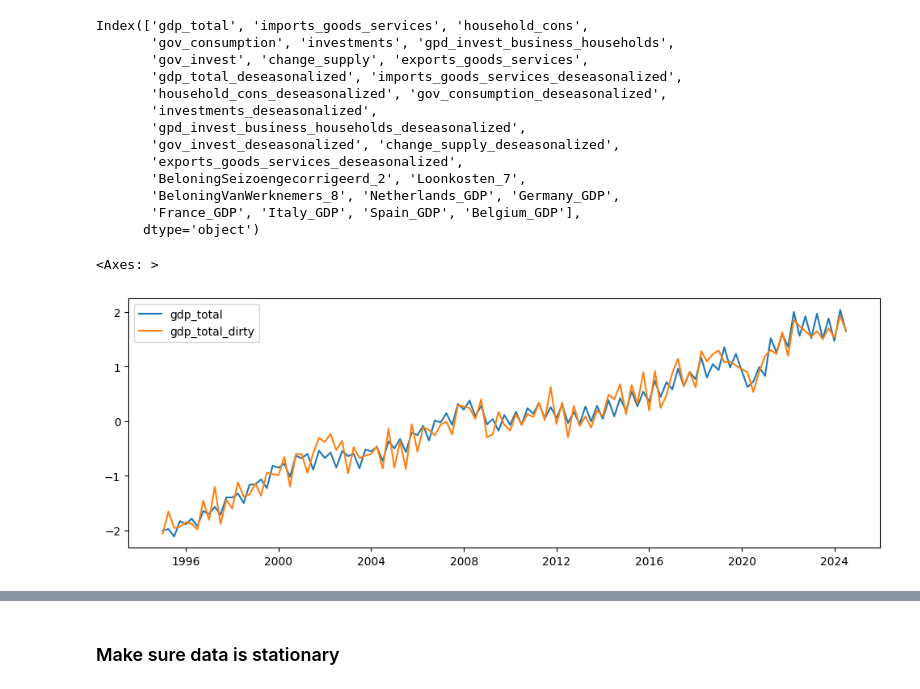
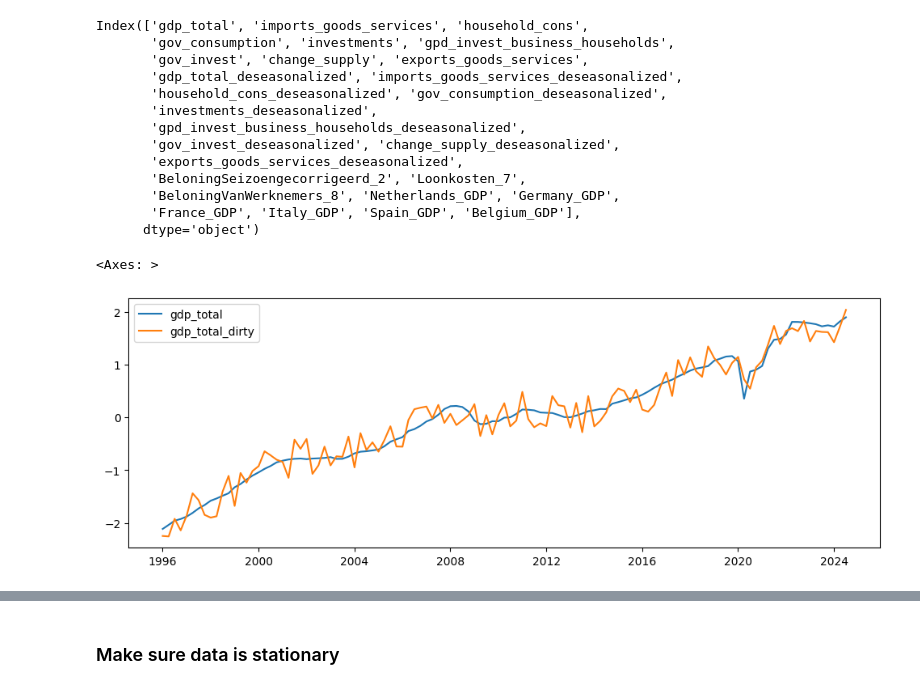
Before and after one commit to powell001/NowCast_Data_v2, a Jupyter notebook: src/a06_forecastQuarterlyData_withQuarterlyData_Lasso.ipynb, the cells around one changed output, grey strips where cells are left out. Cells and saved outputs as stored; diff of their text form; code cells hidden in the pictures.

```diff
--- a/src/a06_forecastQuarterlyData_withQuarterlyData_Lasso.ipynb
+++ b/src/a06_forecastQuarterlyData_withQuarterlyData_Lasso.ipynb
@@ -50,51 +50,59 @@ Index(['gdp_total', 'imports_goods_services', 'household_cons',
 # %%
 from sklearn.preprocessing import StandardScaler
 import random
 
 
 # subset of the data
 df1 = df[[
-        'gdp_total',
-        'imports_goods_services',
-        'household_cons',
-        'gov_consumption',
-        'investments',
-        'gpd_invest_business_households',
-        'gov_invest',
-        'change_supply',
-        'exports_goods_services',
-        # 'gdp_total_deseasonalized',
-        # 'imports_goods_services_deseasonalized',
-        # 'household_cons_deseasonalized',
-        # 'gov_consumption_deseasonalized',
-        # 'investments_deseasonalized',
-        # 'gpd_invest_business_households_deseasonalized',
-        # 'gov_invest_deseasonalized',
-        # 'change_supply_deseasonalized',
-        # 'exports_goods_services_deseasonalized',
+        # 'gdp_total',
+        # 'imports_goods_services',
+        # 'household_cons',
+        # 'gov_consumption',
+        # 'investments',
+        # 'gpd_invest_business_households',
+        # 'gov_invest',
+        # 'change_supply',
+        # 'exports_goods_services',
+        'gdp_total_deseasonalized',
+        'imports_goods_services_deseasonalized',
+        'household_cons_deseasonalized',
+        'gov_consumption_deseasonalized',
+        'investments_deseasonalized',
+        'gpd_invest_business_households_deseasonalized',
+        'gov_invest_deseasonalized',
+        'change_supply_deseasonalized',
+        'exports_goods_services_deseasonalized',
         'BeloningSeizoengecorrigeerd_2',
         'Loonkosten_7',
         'BeloningVanWerknemers_8',
         'Germany_GDP',
         'France_GDP',
         'Italy_GDP',
         'Spain_GDP',
         'Belgium_GDP'
         ]]
+
+
+#############################
+# change if seasonally adjusted
+#############################
+if(any([col for col in df.columns if 'gdp_total_deseasonalized' in col])):
+    df1.rename(columns={'gdp_total_deseasonalized': 'gdp_total'}, inplace=True)
+
 
 # create a sure-fire predictor
 df1['gdp_total_dirty'] = [random.random() * 20000 for _ in range(0, len(df1))] + df1['gdp_total']
 
 # scale data to make comparable
 scaler = StandardScaler()
 df1_scaled = scaler.fit_transform(df1)
 
 scaled_features_df = pd.DataFrame(df1_scaled, index=df1.index, columns=df1.columns)
 
 scaled_features_df[['gdp_total','gdp_total_dirty']].plot()
 # %% [output]
 <Axes: >
-[figure, old version]
+[figure, new version]
 # %%
 scaled_features_df.head()
 # %% [output]
```
Also changed, not shown: parts of 28 cells of this notebook.
